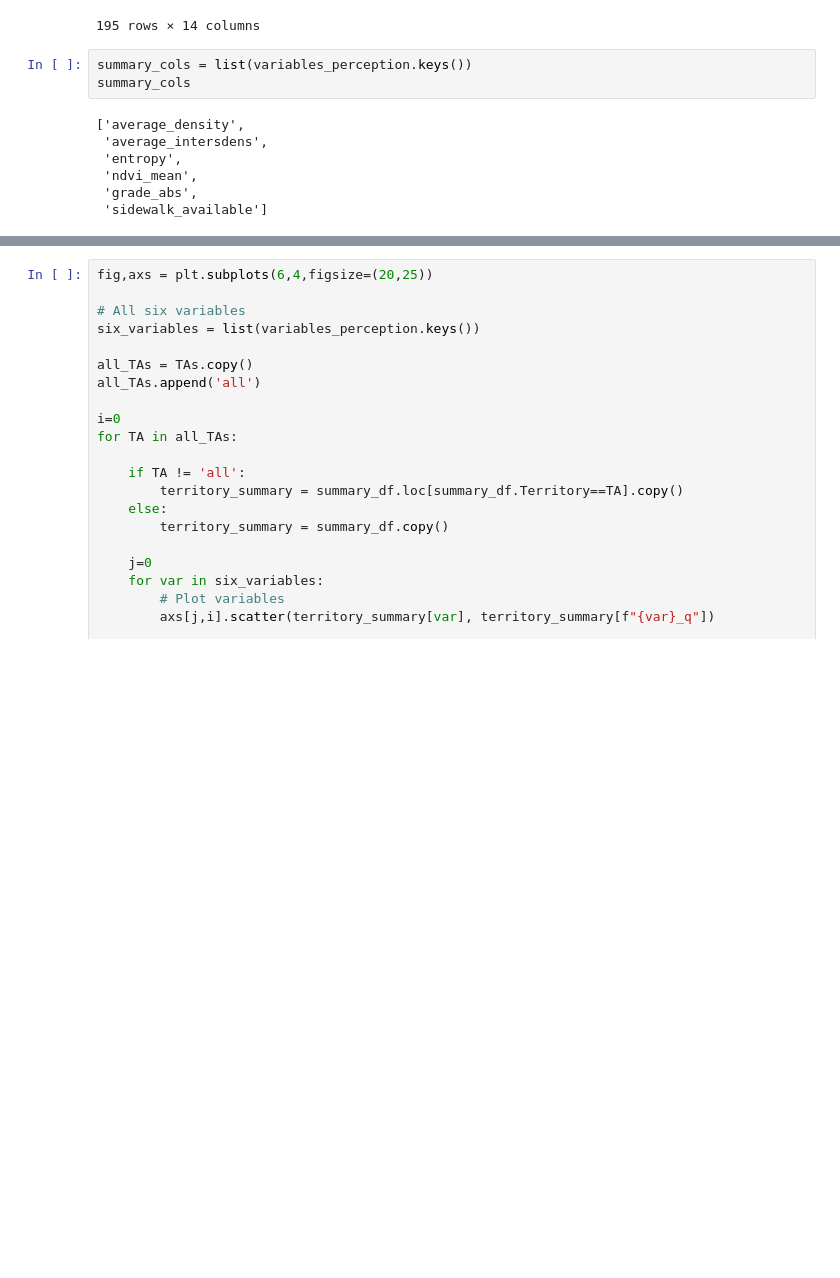
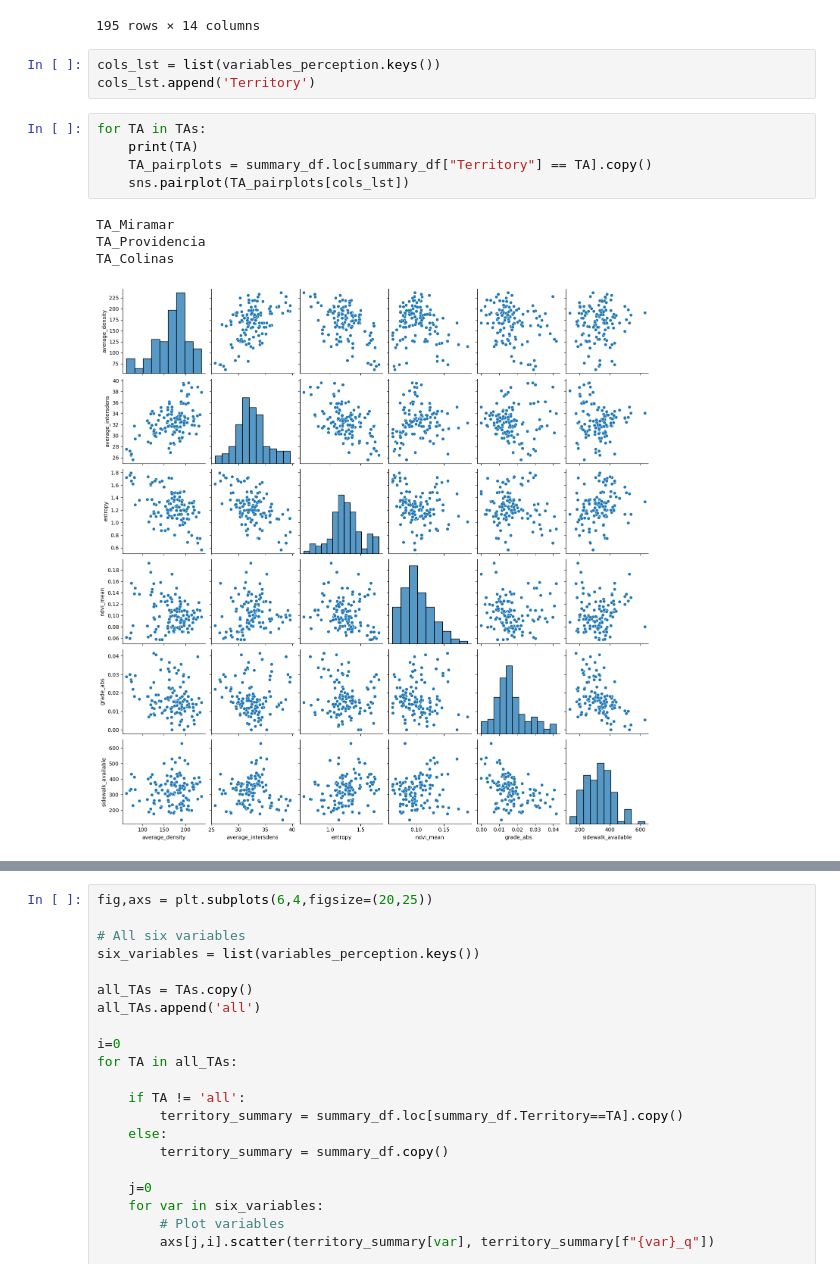
Before and after one commit to Observatorio-Ciudades/accesibilidad-urbana, a Jupyter notebook: notebooks/projects/volvo/13d_betas_v2.ipynb, the cells around one changed output, grey strips where cells are left out. Cells and saved outputs as stored; diff of their text form; blank space fills up the shorter version.

```diff
--- a/notebooks/projects/volvo/13d_betas_v2.ipynb
+++ b/notebooks/projects/volvo/13d_betas_v2.ipynb
@@ -405,13 +399,16 @@ Summarizing territory TA_Colinas.
 | 193 | TA_Colinas | DS2V005 | 59.214066 | 2.0 | 11.378768 | 0.666667 | ... |
 | 194 | TA_Colinas | DS2M015 | 13.897882 | 0.0 | 11.803329 | 0.000000 | ... |
 195 rows × 14 columns
-# %%
-summary_cols = list(variables_perception.keys())
-summary_cols
-# %% [output]
-['average_density',
- 'average_intersdens',
- 'entropy',
- 'ndvi_mean',
- 'grade_abs',
- 'sidewalk_available']
+# %%
+cols_lst = list(variables_perception.keys())
+cols_lst.append('Territory')
+# %%
+for TA in TAs:
+    print(TA)
+    TA_pairplots = summary_df.loc[summary_df["Territory"] == TA].copy()
+    sns.pairplot(TA_pairplots[cols_lst])
+# %% [output]
+TA_Miramar
+TA_Providencia
+TA_Colinas
+[figure, added]
```
Also changed, not shown: parts of 4 cells of this notebook.
